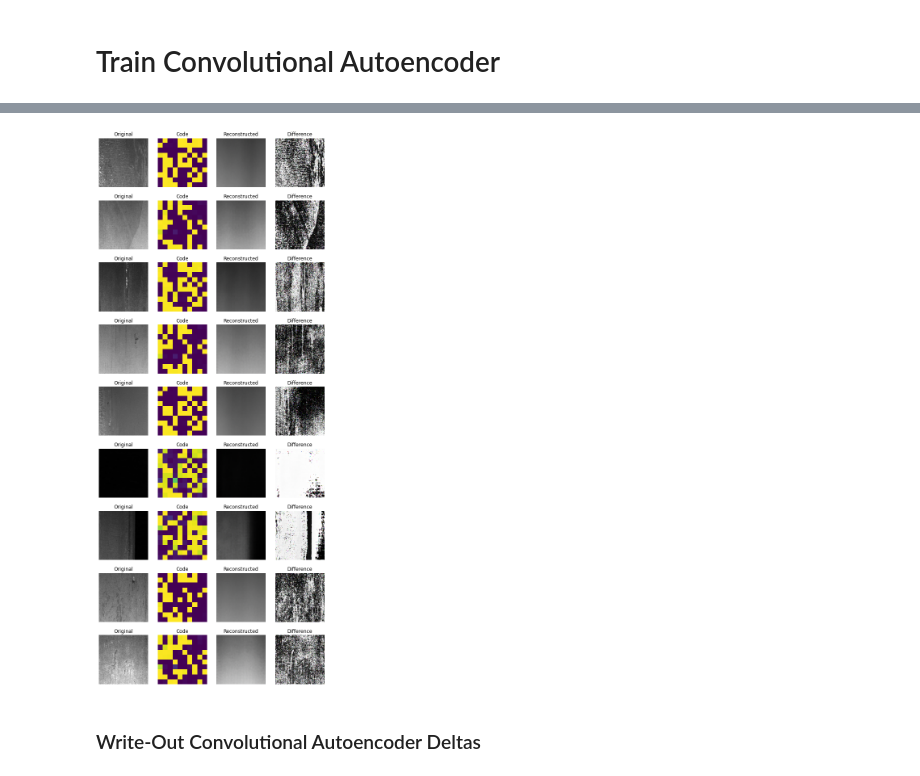
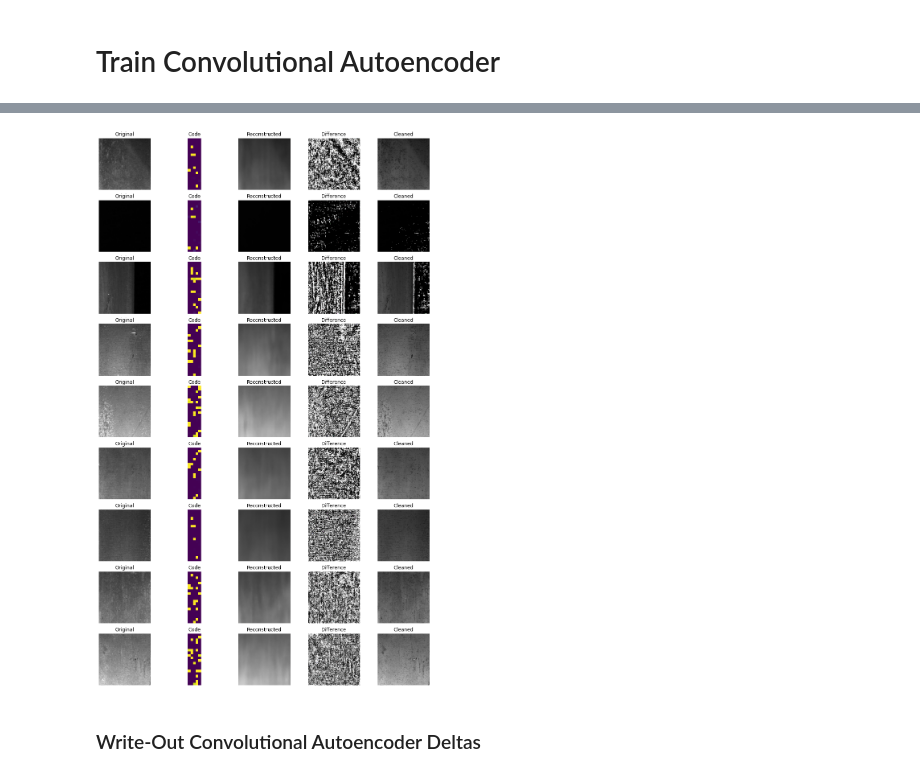
Before and after one commit to highproformas/dlv_groupwork, a Jupyter notebook: notebooks/Autoencoders_Combined.ipynb, the cells around one changed output, grey strips where cells are left out. Drawn from its saved outputs; the diff is of its cells as text; code cells hidden in the pictures.

```diff
--- a/notebooks/Autoencoders_Combined.ipynb
+++ b/notebooks/Autoencoders_Combined.ipynb
@@ -351 +373,5 @@ def visualize(img,encoder,decoder):
+# %%
+image_batch, _ = next(iter(ae_val_ds))
+code = encoder.predict(image_batch)
+reco = decoder.predict(code)
 # %%
@@ -417,5 +482,5 @@ save(diff_conv_val_ds, 'diff_conv_val_ds')
 # %%
-elem_spec_diff = diff_conv_train_ds.element_spec
+elem_spec_diff = diff_ae_dense_train_ds.element_spec
 with open(os.path.join(data_path, 'diff_specs.pickle'), 'wb') as f:
     pickle.dump(elem_spec_diff, f)
 # %%
@@ -423,11 +491,9 @@ elem_spec_diff
 # %% [markdown]
 # Train Convolutional Autoencoder
 # %%
-timestamp = datetime.now().isoformat()
-outpath = os.path.join('..', 'log')
 history = conv_autoencoder.fit(ae_train_ds,
                 epochs=EPOCHS,
                 batch_size=BATCH_SIZE,
                 validation_data=ae_val_ds,
                 shuffle=True,
-                callbacks=get_callbacks())
+                callbacks=get_callbacks('aeconv'))
@@ -434,5 +518,4 @@ history = conv_autoencoder.fit(ae_train_ds,
 # %%
-plot_dir = os.path.join(outpath, f'plots')
+plot_dir = os.path.join(outpath, 'aeconv', f'plots')
 if not os.path.exists(plot_dir):
     os.makedirs(plot_dir)
-plot_metrics(history, ['accuracy', 'loss'])
@@ -444,44 +541,36 @@ conv_autoencoder.save(os.path.join(model_save_dir, timestamp))
 # %%
-
-ae_val_ds = load('ae_val_ds', spec_ae)
-
-
-image_batch, _ = next(iter(ae_val_ds))
-#load model
-#ae = load_model('../log/model/2020-11-19T17:58:11.158397')
-#ae.save_weights('../ckpts/convae_weights')
-
-# load weights saved from model '../log/model/2020-11-19T17:58:11.158397'
-conv_autoencoder.load_weights('../ckpts/convae_weights')
-
-code = conv_encoder.predict(image_batch)
-reco = conv_decoder.predict(code)
-
-
-titles = ['Original', 'Code', 'Reconstructed', 'Difference']
-fig, ax = plt.subplots(nrows=9, ncols=4,figsize=(10,25))
+titles = ['Original', 'Code', 'Reconstructed', 'Difference', 'Cleaned']
+fig, ax = plt.subplots(nrows=9, ncols=5,figsize=(15,25))
 for i, row in enumerate(ax):
     # Original
     row[0].set_title(titles[0])
     row[0].imshow(image_batch[i].numpy().astype("uint8"), cmap='gray', vmin=0, vmax=255)
     row[0].axis("off")
 
     # Code
     row[1].set_title(titles[1])
-    row[1].imshow(code[i].reshape([code.shape[-1]//10,-1]).astype("uint8"))
+    row[1].imshow(code[i].reshape([code.shape[-1]//5,-1]).astype("uint8"))
     row[1].axis("off")
 
     # Reconstructed
     row[2].set_title(titles[2])
     row[2].imshow(reco[i].astype("uint8"), cmap='gray', vmin=0, vmax=255)
     row[2].axis("off")
 
     # Difference
     row[3].set_title(titles[3])
     diff = np.subtract(np.abs(image_batch[i].numpy()), np.abs(reco[i]))
     row[3].imshow(diff.astype("uint8"), cmap='gray', vmin=0, vmax=255)
     row[3].axis("off")
+
+    # Cleaned
+    row[4].set_title(titles[4])
+    cleaned = np.subtract(np.abs(image_batch[i].numpy()), np.abs(diff))
+    row[4].imshow(cleaned.astype("uint8"), cmap='gray', vmin=0, vmax=255)
+    row[4].axis("off")
+
+fig.savefig(os.path.join(plot_dir, f'sample_predictions_{timestamp}.png'))
 # %% [output]
-[figure, old version]
+[figure, new version]
 # %% [markdown]
 ### Write-Out Convolutional Autoencoder Deltas
```
Also changed, not shown: parts of 28 cells of this notebook, 2 other files.
